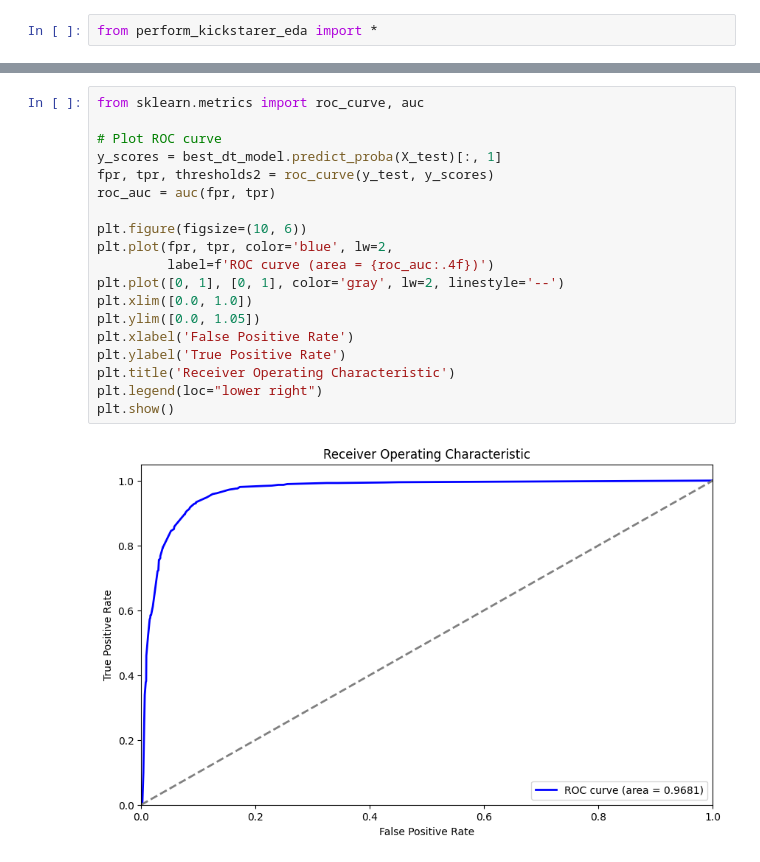
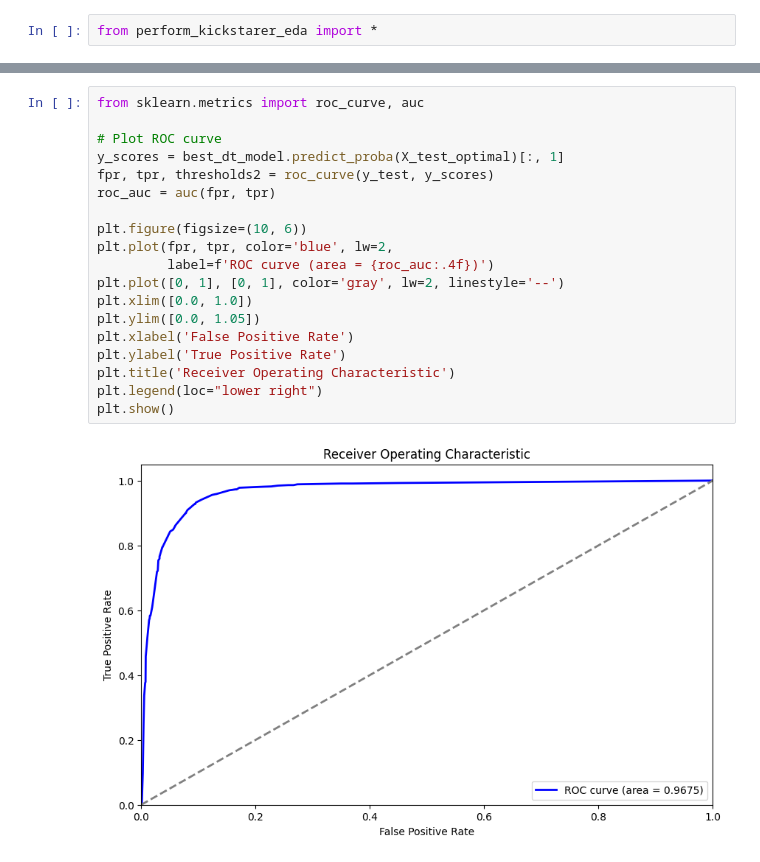
Before and after one commit to Trolann/cmpe188-assignments, a Jupyter notebook: final_project/dt_model.ipynb, the cells around one changed output, grey strips where cells are left out. Saved outputs shown, nothing was run; the diff lists cells and outputs as text.

```diff
--- a/final_project/dt_model.ipynb
+++ b/final_project/dt_model.ipynb
@@ -78,24 +104,24 @@ plt.show()
 # %%
 from sklearn.metrics import roc_curve, auc
 
 # Plot ROC curve
-y_scores = best_dt_model.predict_proba(X_test)[:, 1]
+y_scores = best_dt_model.predict_proba(X_test_optimal)[:, 1]
 fpr, tpr, thresholds2 = roc_curve(y_test, y_scores)
 roc_auc = auc(fpr, tpr)
 
 plt.figure(figsize=(10, 6))
 plt.plot(fpr, tpr, color='blue', lw=2,
          label=f'ROC curve (area = {roc_auc:.4f})')
 plt.plot([0, 1], [0, 1], color='gray', lw=2, linestyle='--')
 plt.xlim([0.0, 1.0])
 plt.ylim([0.0, 1.05])
 plt.xlabel('False Positive Rate')
 plt.ylabel('True Positive Rate')
 plt.title('Receiver Operating Characteristic')
 plt.legend(loc="lower right")
 plt.show()
 # %% [output]
-[figure, old version]
+[figure, new version]
 # %%
 # Visualize hyperparameter tuning results
 results = pd.DataFrame(grid_search.cv_results_)
```
Also changed, not shown: parts of 5 cells of this notebook.
